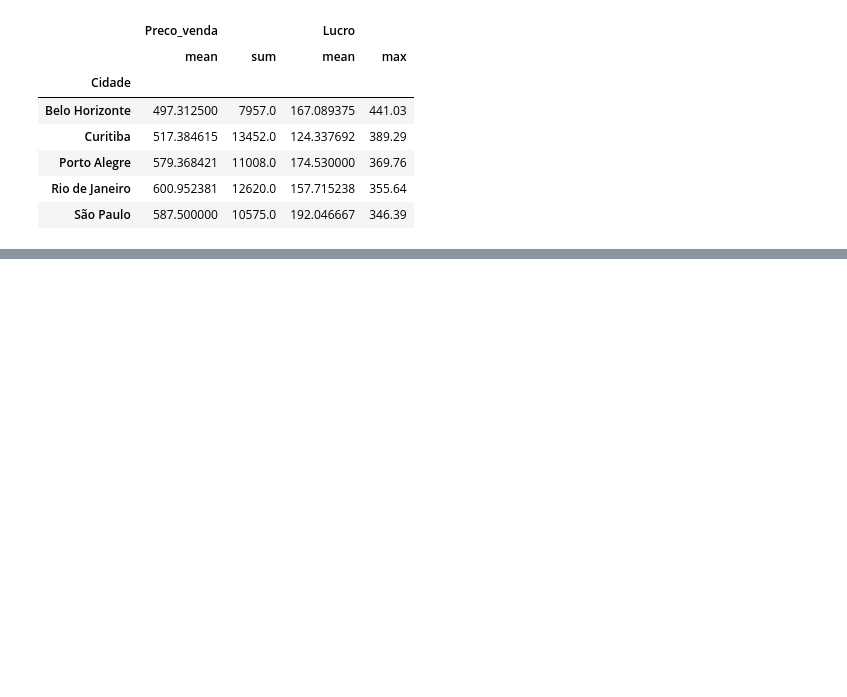
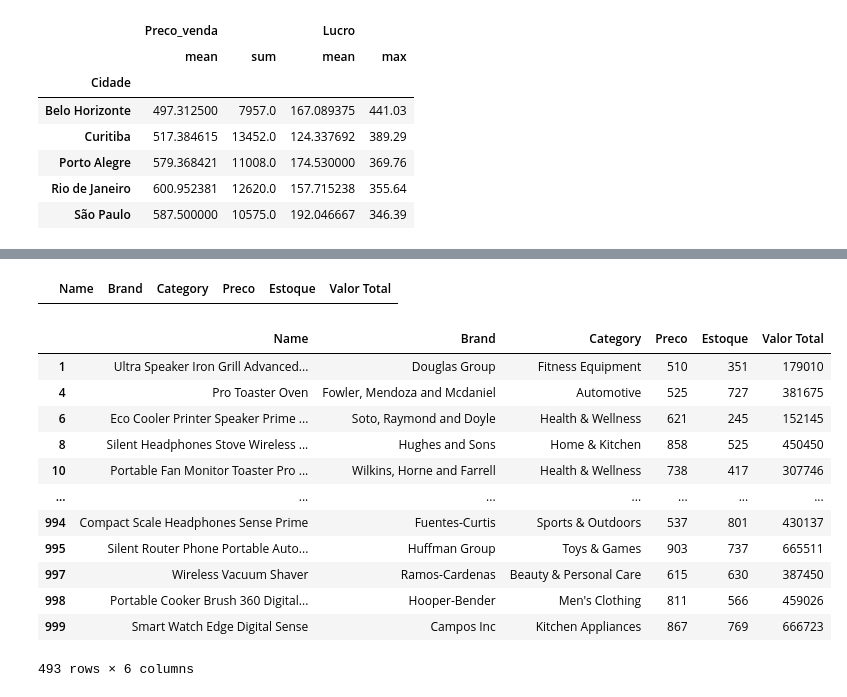
Before and after one commit to yveskleny/learning-pandas, a Jupyter notebook: execicios-slide.ipynb, the cells around one changed output, grey strips where cells are left out. Cells and saved outputs as stored; diff of their text form; code cells hidden in the pictures; blank space fills up the shorter version.

```diff
--- a/execicios-slide.ipynb
+++ b/execicios-slide.ipynb
@@ -113,0 +135,4 @@ df_vendas.groupby("Cidade").agg({
+# %%
+df_produtos = pd.read_csv("dados/products-1000.csv")
+
+df_produtos.head()
@@ -113,0 +177,22 @@ df_vendas.groupby("Cidade").agg({
+# %%
+filtro_produtos_fora_de_estoque = df_produtos[df_produtos["Estoque"] == 0]
+filtro_produtos_fora_de_estoque
+# %% [output]
+|  | Name | Brand | Category | Preco | Estoque | Valor Total |
+# %%
+filtro_produtos_preco_maior_que_500 = df_produtos[df_produtos["Preco"] > 500]
+filtro_produtos_preco_maior_que_500
+# %% [output]
+|  | Name | Brand | Category | Preco | Estoque | Valor Total |
+| 1 | Ultra Speaker Iron Grill Advanced... | Douglas Group | Fitness Equipment | 510 | 351 | 179010 |
+| 4 | Pro Toaster Oven | Fowler, Mendoza and Mcdaniel | Automotive | 525 | 727 | 381675 |
+| 6 | Eco Cooler Printer Speaker Prime ... | Soto, Raymond and Doyle | Health & Wellness | 621 | 245 | 152145 |
+| 8 | Silent Headphones Stove Wireless ... | Hughes and Sons | Home & Kitchen | 858 | 525 | 450450 |
+| 10 | Portable Fan Monitor Toaster Pro ... | Wilkins, Horne and Farrell | Health & Wellness | 738 | 417 | 307746 |
+| ... | ... | ... | ... | ... | ... | ... |
+| 994 | Compact Scale Headphones Sense Prime | Fuentes-Curtis | Sports & Outdoors | 537 | 801 | 430137 |
+| 995 | Silent Router Phone Portable Auto... | Huffman Group | Toys & Games | 903 | 737 | 665511 |
+| 997 | Wireless Vacuum Shaver | Ramos-Cardenas | Beauty & Personal Care | 615 | 630 | 387450 |
+| 998 | Portable Cooker Brush 360 Digital... | Hooper-Bender | Men's Clothing | 811 | 566 | 459026 |
+| 999 | Smart Watch Edge Digital Sense | Campos Inc | Kitchen Appliances | 867 | 769 | 666723 |
+493 rows × 6 columns
```
Also changed, not shown: parts of 17 cells of this notebook, 3 other files.
